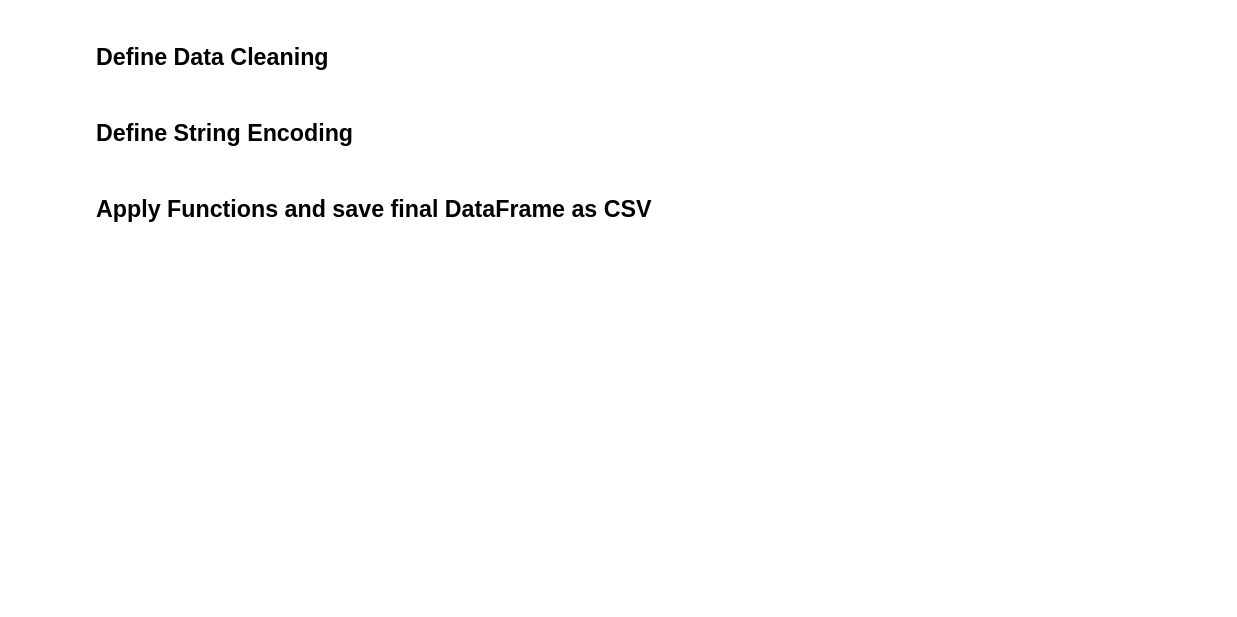
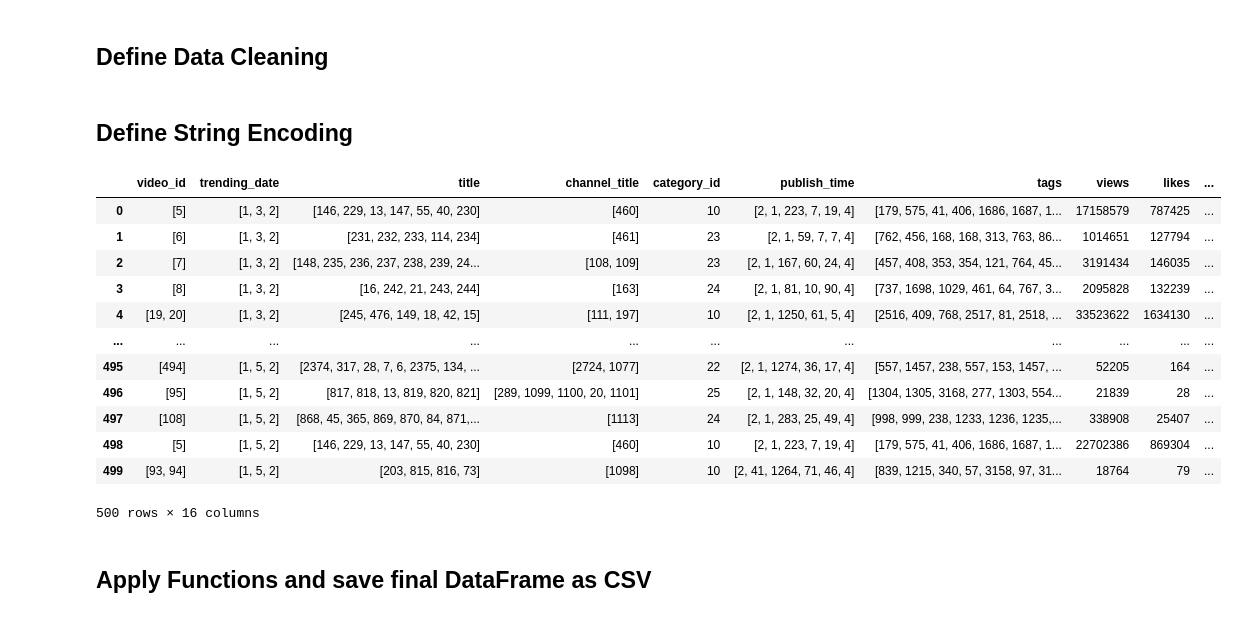
Before and after one commit to Malea-create/YouTube_Stats_Forecasting, a Jupyter notebook: src/data_prep.ipynb, the cells around one changed output. Saved outputs shown, nothing was run; the diff lists cells and outputs as text; code cells hidden in the pictures; blank space fills up the shorter version.

```diff
--- a/src/data_prep.ipynb
+++ b/src/data_prep.ipynb
@@ -36,6 +36,7 @@ To enable them in other operations, rebuild TensorFlow with the appropriate comp
 ## Data Loading
 # %%
 df = pd.read_csv("../Data/CAvideos.csv")
+df = df[:500]
 # %% [markdown]
 # Enrichment of the Data
 # %% [markdown]
@@ -235,6 +236,22 @@ def data_cleaning(df):
     return df
 # %% [markdown]
 ## Define String Encoding
+# %%
+df_w_jgp
+# %% [output]
+|  | video_id | trending_date | title | channel_title | category_id | publish_time | tags | views | likes | ... |
+| 0 | [5] | [1, 3, 2] | [146, 229, 13, 147, 55, 40, 230] | [460] | 10 | [2, 1, 223, 7, 19, 4] | [179, 575, 41, 406, 1686, 1687, 1... | 17158579 | 787425 | ... |
+| 1 | [6] | [1, 3, 2] | [231, 232, 233, 114, 234] | [461] | 23 | [2, 1, 59, 7, 7, 4] | [762, 456, 168, 168, 313, 763, 86... | 1014651 | 127794 | ... |
+| 2 | [7] | [1, 3, 2] | [148, 235, 236, 237, 238, 239, 24... | [108, 109] | 23 | [2, 1, 167, 60, 24, 4] | [457, 408, 353, 354, 121, 764, 45... | 3191434 | 146035 | ... |
+| 3 | [8] | [1, 3, 2] | [16, 242, 21, 243, 244] | [163] | 24 | [2, 1, 81, 10, 90, 4] | [737, 1698, 1029, 461, 64, 767, 3... | 2095828 | 132239 | ... |
+| 4 | [19, 20] | [1, 3, 2] | [245, 476, 149, 18, 42, 15] | [111, 197] | 10 | [2, 1, 1250, 61, 5, 4] | [2516, 409, 768, 2517, 81, 2518, ... | 33523622 | 1634130 | ... |
+| ... | ... | ... | ... | ... | ... | ... | ... | ... | ... | ... |
+| 495 | [494] | [1, 5, 2] | [2374, 317, 28, 7, 6, 2375, 134, ... | [2724, 1077] | 22 | [2, 1, 1274, 36, 17, 4] | [557, 1457, 238, 557, 153, 1457, ... | 52205 | 164 | ... |
+| 496 | [95] | [1, 5, 2] | [817, 818, 13, 819, 820, 821] | [289, 1099, 1100, 20, 1101] | 25 | [2, 1, 148, 32, 20, 4] | [1304, 1305, 3168, 277, 1303, 554... | 21839 | 28 | ... |
+| 497 | [108] | [1, 5, 2] | [868, 45, 365, 869, 870, 84, 871,... | [1113] | 24 | [2, 1, 283, 25, 49, 4] | [998, 999, 238, 1233, 1236, 1235,... | 338908 | 25407 | ... |
+| 498 | [5] | [1, 5, 2] | [146, 229, 13, 147, 55, 40, 230] | [460] | 10 | [2, 1, 223, 7, 19, 4] | [179, 575, 41, 406, 1686, 1687, 1... | 22702386 | 869304 | ... |
+| 499 | [93, 94] | [1, 5, 2] | [203, 815, 816, 73] | [1098] | 10 | [2, 41, 1264, 71, 46, 4] | [839, 1215, 340, 57, 3158, 97, 31... | 18764 | 79 | ... |
+500 rows × 16 columns
 # %%
 def encoding(df_cont):# encode remaining objects
 
```
Also changed, not shown: parts of 4 cells of this notebook, 8 other files.
